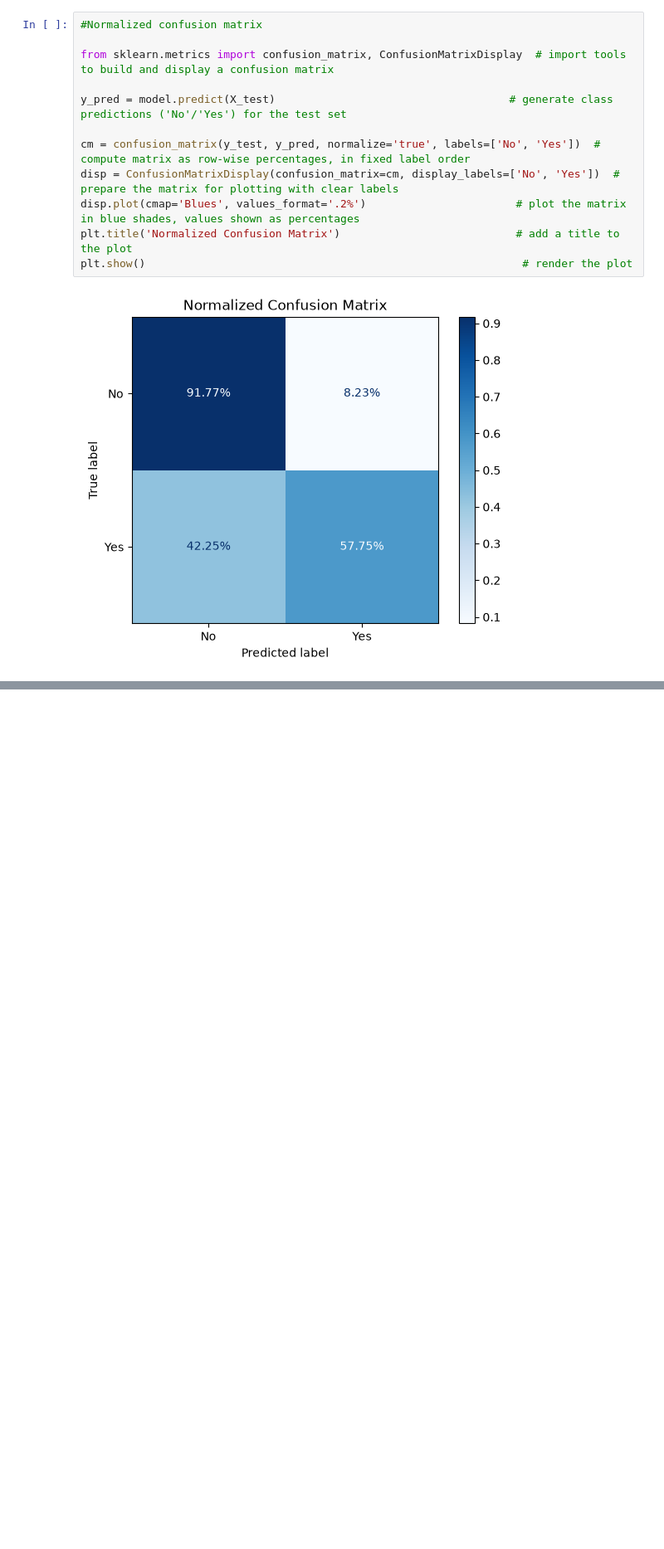
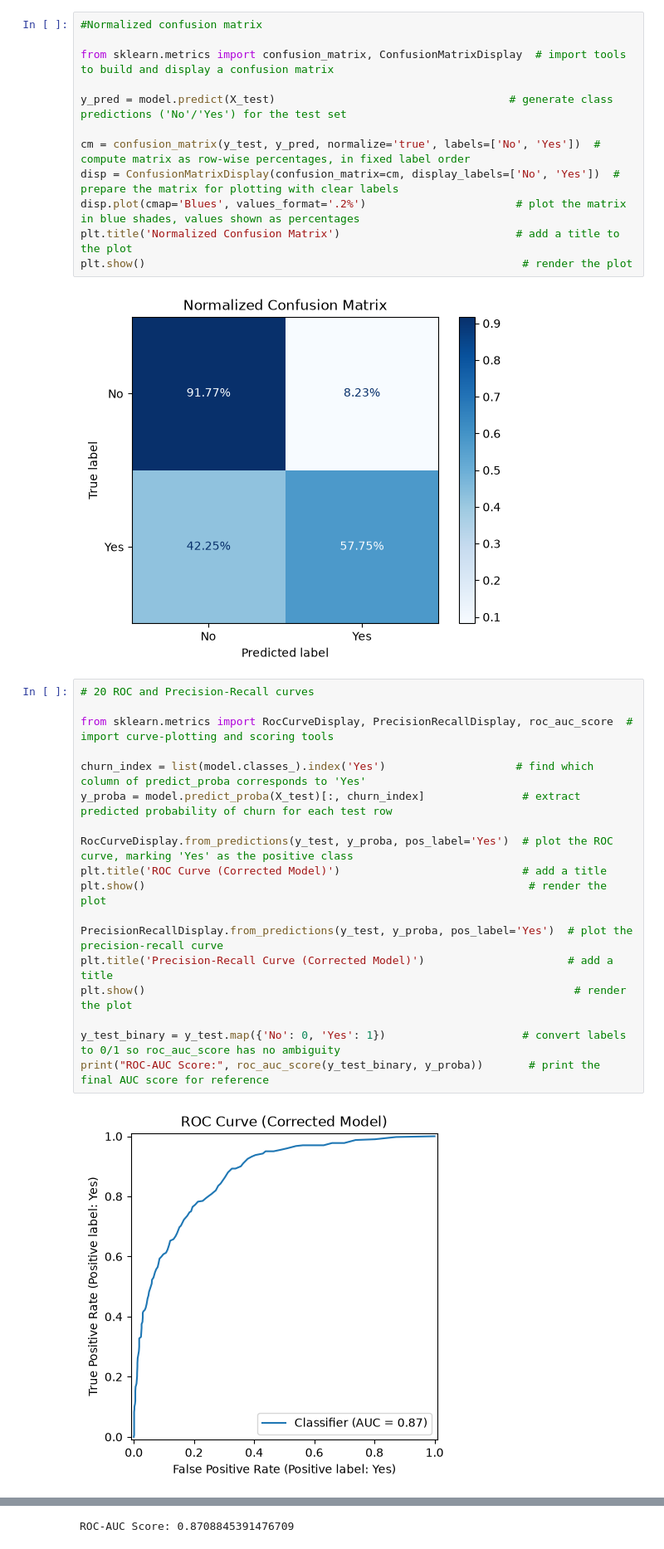
Before and after one commit to ABABUOTURI/customer-churn-prediction, a Jupyter notebook: notebooks/datacleaning.ipynb, the cells around one changed output, grey strips where cells are left out. Shown at 83% size. Drawn from its saved outputs; the diff is of its cells as text; blank space fills up the shorter version.

Commit message:
Step 20: ROC and precision-recall curves on corrected model

```diff
--- a/notebooks/datacleaning.ipynb
+++ b/notebooks/datacleaning.ipynb
@@ -345,3 +345,23 @@ plt.title('Normalized Confusion Matrix')                           # add a title
 plt.show()                                                          # render the plot
 # %% [output]
 [figure]
+# %%
+# 20 ROC and Precision-Recall curves
+
+from sklearn.metrics import RocCurveDisplay, PrecisionRecallDisplay, roc_auc_score  # import curve-plotting and scoring tools
+
+churn_index = list(model.classes_).index('Yes')                    # find which column of predict_proba corresponds to 'Yes'
+y_proba = model.predict_proba(X_test)[:, churn_index]               # extract predicted probability of churn for each test row
+
+RocCurveDisplay.from_predictions(y_test, y_proba, pos_label='Yes')  # plot the ROC curve, marking 'Yes' as the positive class
+plt.title('ROC Curve (Corrected Model)')                            # add a title
+plt.show()                                                           # render the plot
+
+PrecisionRecallDisplay.from_predictions(y_test, y_proba, pos_label='Yes')  # plot the precision-recall curve
+plt.title('Precision-Recall Curve (Corrected Model)')                      # add a title
+plt.show()                                                                  # render the plot
+
+y_test_binary = y_test.map({'No': 0, 'Yes': 1})                     # convert labels to 0/1 so roc_auc_score has no ambiguity
+print("ROC-AUC Score:", roc_auc_score(y_test_binary, y_proba))       # print the final AUC score for reference
+# %% [output]
+[figure, added]
@@ -347,0 +369 @@ plt.show()                                                          # render the
+ROC-AUC Score: 0.8708845391476709
```
Also changed, not shown: parts of 1 cell of this notebook.
